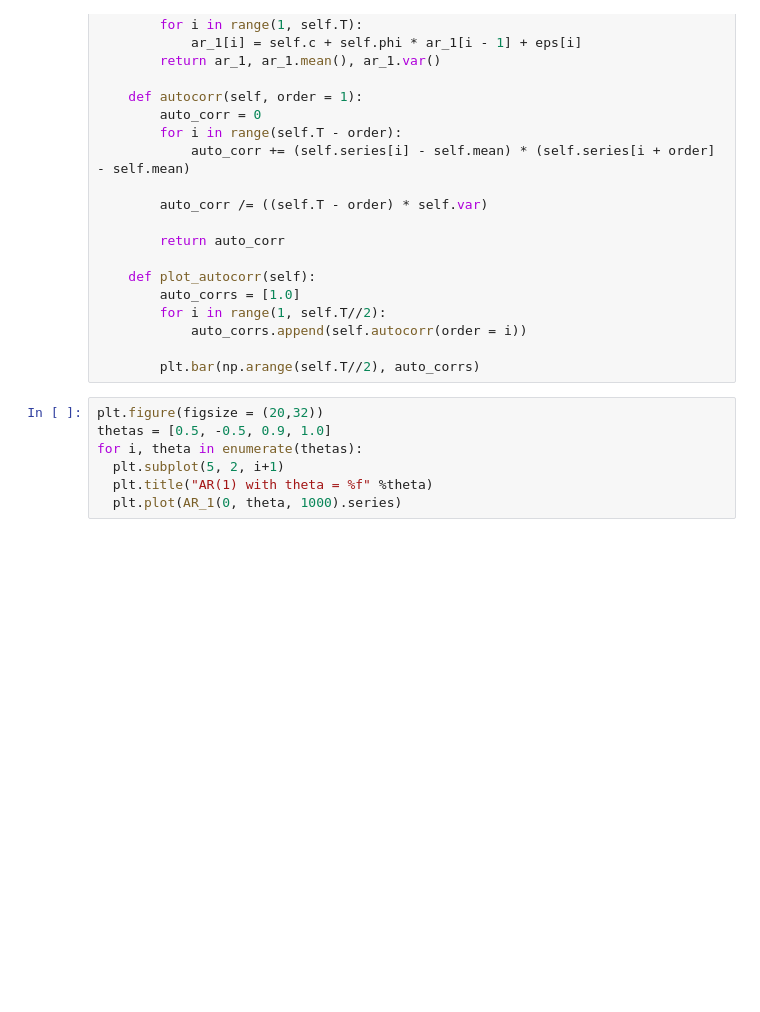
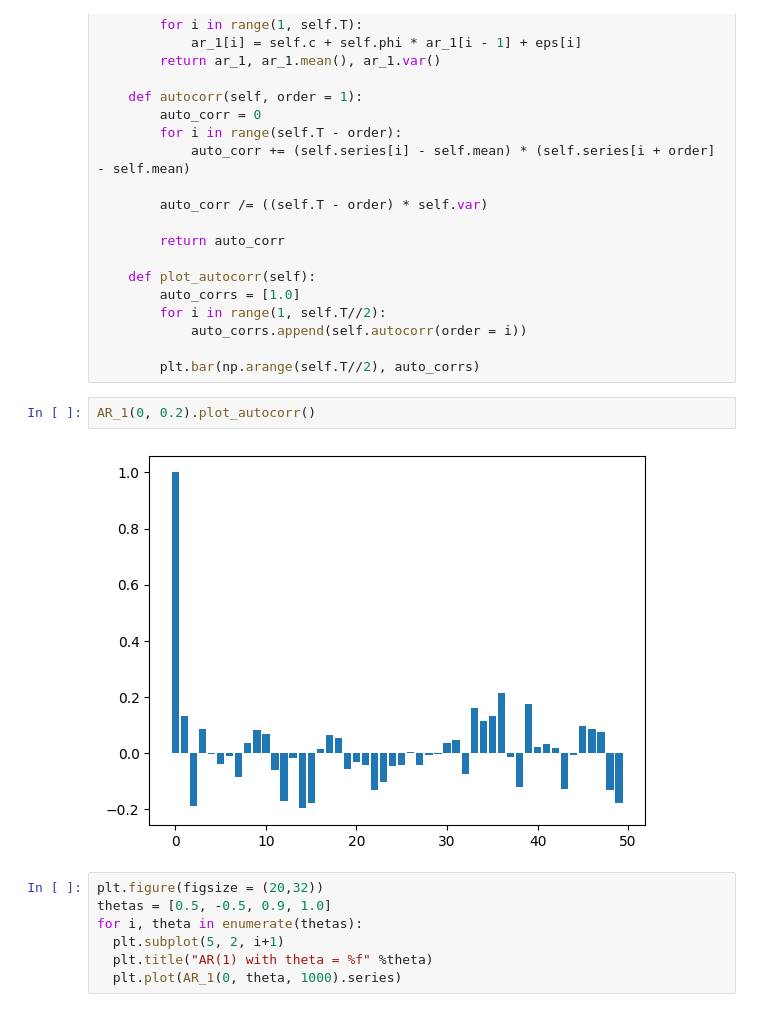
Before and after one commit to JohnYCLam/MachineLearning, a Jupyter notebook: Time_Series_Analysis.ipynb, the cells around one changed output. Saved outputs shown, nothing was run; the diff lists cells and outputs as text; blank space fills up the shorter version.

```diff
--- a/Time_Series_Analysis.ipynb
+++ b/Time_Series_Analysis.ipynb
@@ -297,6 +297,10 @@ class AR_1():
             auto_corrs.append(self.autocorr(order = i))
 
         plt.bar(np.arange(self.T//2), auto_corrs)
+# %%
+AR_1(0, 0.2).plot_autocorr()
+# %% [output]
+[figure, added]
 # %%
 plt.figure(figsize = (20,32))
 thetas = [0.5, -0.5, 0.9, 1.0]
```
